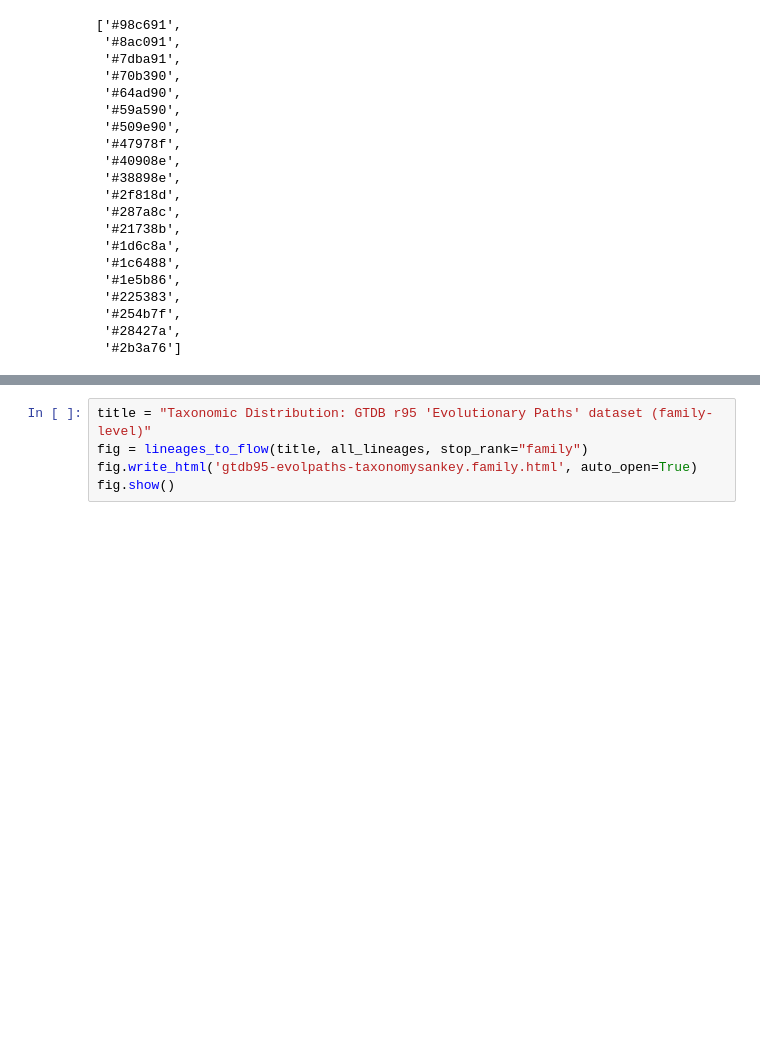
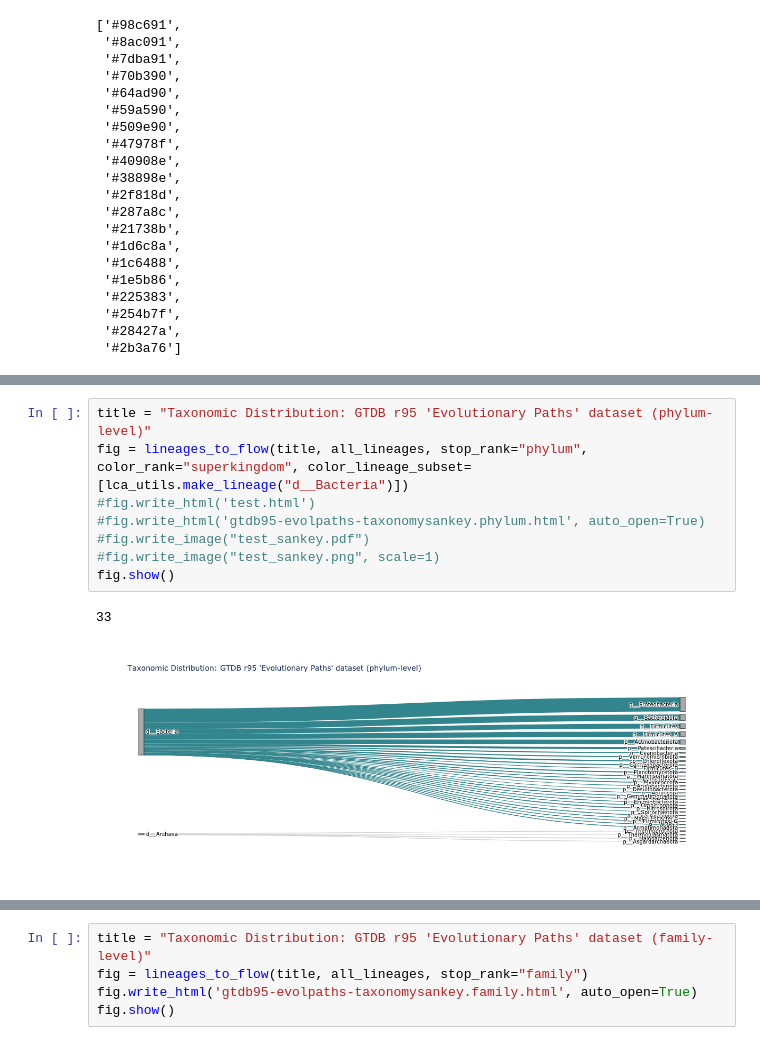
Before and after one commit to bluegenes/2021-benchmarking-dev, a Jupyter notebook: notebooks/evolpaths-taxonomic-distribution.ipynb, the cells around one changed output, grey strips where cells are left out. Drawn from its saved outputs; the diff is of its cells as text; blank space fills up the shorter version.

```diff
--- a/notebooks/evolpaths-taxonomic-distribution.ipynb
+++ b/notebooks/evolpaths-taxonomic-distribution.ipynb
@@ -235,3 +239,14 @@ fig.show()
+# %%
+title = "Taxonomic Distribution: GTDB r95 'Evolutionary Paths' dataset (phylum-level)"
+fig = lineages_to_flow(title, all_lineages, stop_rank="phylum", color_rank="superkingdom", color_lineage_subset=[lca_utils.make_lineage("d__Bacteria")])
+#fig.write_html('test.html')
+#fig.write_html('gtdb95-evolpaths-taxonomysankey.phylum.html', auto_open=True)
+#fig.write_image("test_sankey.pdf")
+#fig.write_image("test_sankey.png", scale=1)
+fig.show()
+# %% [output]
+33
+[figure, added]
 # %%
 title = "Taxonomic Distribution: GTDB r95 'Evolutionary Paths' dataset (phylum-level)"
 fig = lineages_to_flow(title, all_lineages, stop_rank="phylum", color_rank="phylum")
```
Also changed, not shown: parts of 9 cells of this notebook.
